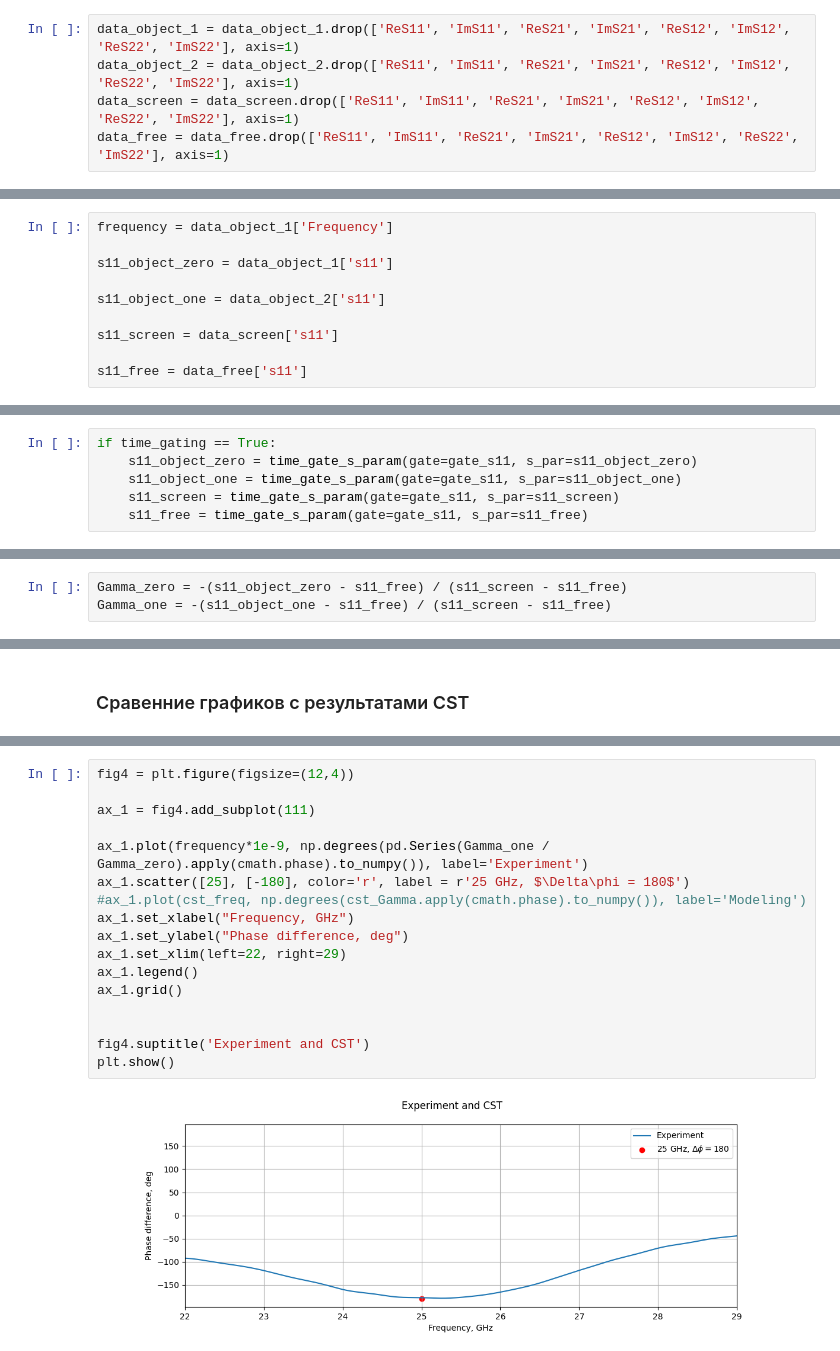
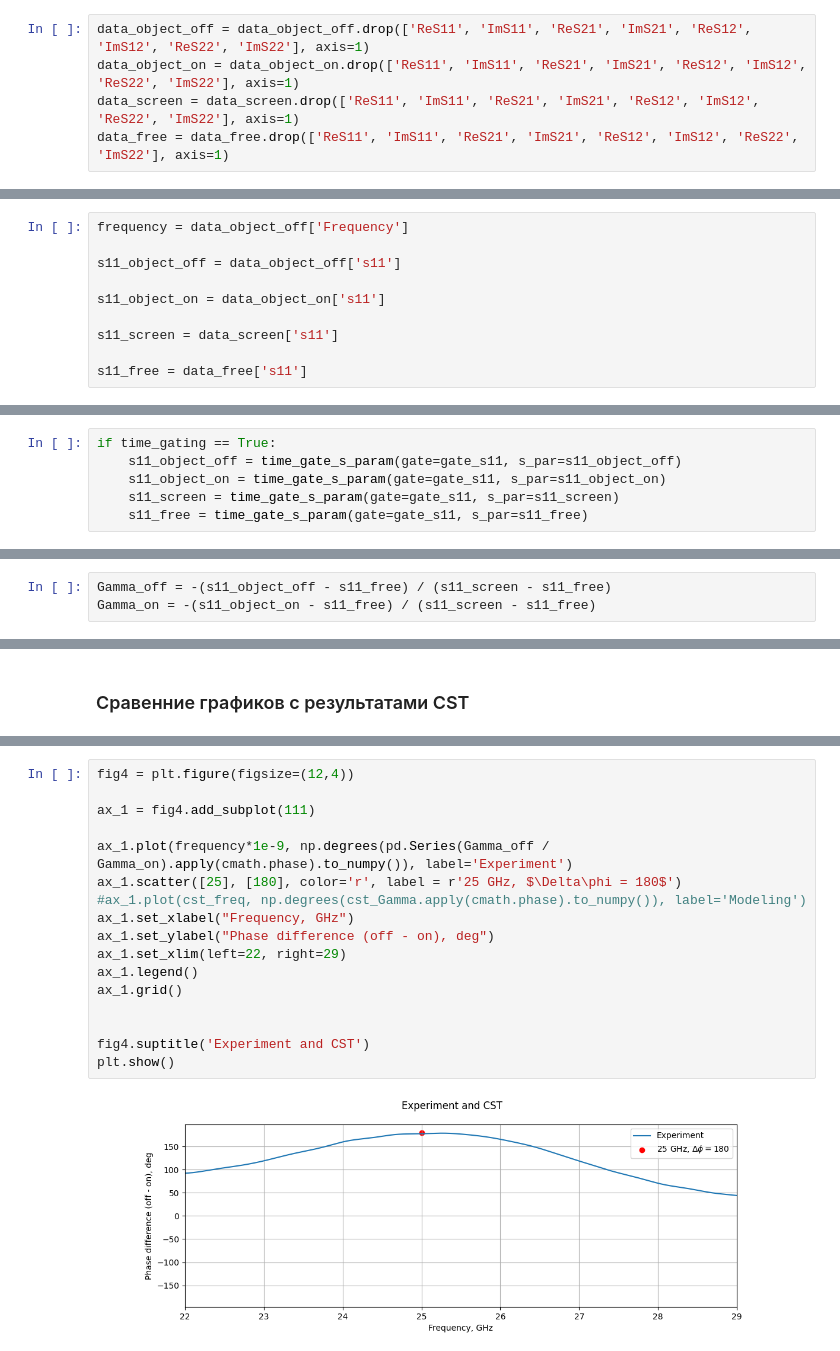
Before and after one commit to isvoropaev02/post_processing_RIS, a Jupyter notebook: 20sept/S11_20sept.ipynb, the cells around one changed output, grey strips where cells are left out. Saved outputs shown, nothing was run; the diff lists cells and outputs as text.

```diff
--- a/20sept/S11_20sept.ipynb
+++ b/20sept/S11_20sept.ipynb
@@ -46,8 +46,8 @@ for dataset in [data_object_1, data_object_2, data_screen, data_free]: # это
 # %% [markdown]
 Удаление исходных колонок
 # %%
-data_object_1 = data_object_1.drop(['ReS11', 'ImS11', 'ReS21', 'ImS21', 'ReS12', 'ImS12', 'ReS22', 'ImS22'], axis=1)
-data_object_2 = data_object_2.drop(['ReS11', 'ImS11', 'ReS21', 'ImS21', 'ReS12', 'ImS12', 'ReS22', 'ImS22'], axis=1)
+data_object_off = data_object_off.drop(['ReS11', 'ImS11', 'ReS21', 'ImS21', 'ReS12', 'ImS12', 'ReS22', 'ImS22'], axis=1)
+data_object_on = data_object_on.drop(['ReS11', 'ImS11', 'ReS21', 'ImS21', 'ReS12', 'ImS12', 'ReS22', 'ImS22'], axis=1)
 data_screen = data_screen.drop(['ReS11', 'ImS11', 'ReS21', 'ImS21', 'ReS12', 'ImS12', 'ReS22', 'ImS22'], axis=1)
 data_free = data_free.drop(['ReS11', 'ImS11', 'ReS21', 'ImS21', 'ReS12', 'ImS12', 'ReS22', 'ImS22'], axis=1)
 # %%
@@ -62,11 +62,11 @@ data_object_2.head() # просмотр нового датасета
 # %% [markdown]
 Создаем переменные, с которыми будем непосредственно работать (массивы формата `pd.Series`)
 # %%
-frequency = data_object_1['Frequency']
+frequency = data_object_off['Frequency']
 
-s11_object_zero = data_object_1['s11']
+s11_object_off = data_object_off['s11']
 
-s11_object_one = data_object_2['s11']
+s11_object_on = data_object_on['s11']
 
 s11_screen = data_screen['s11']
 
@@ -157,8 +157,8 @@ def time_gate_s_param(gate: np.ndarray, s_par: pd.core.series.Series, n=N_fft, t
 Проведение тайм-гейтинга
 # %%
 if time_gating == True:
-    s11_object_zero = time_gate_s_param(gate=gate_s11, s_par=s11_object_zero)
-    s11_object_one = time_gate_s_param(gate=gate_s11, s_par=s11_object_one)
+    s11_object_off = time_gate_s_param(gate=gate_s11, s_par=s11_object_off)
+    s11_object_on = time_gate_s_param(gate=gate_s11, s_par=s11_object_on)
     s11_screen = time_gate_s_param(gate=gate_s11, s_par=s11_screen)
     s11_free = time_gate_s_param(gate=gate_s11, s_par=s11_free)
 # %%
@@ -190,8 +190,8 @@ plt.show()
 # %% [markdown]
 ### Итоговые выражения для коэффициента отражения
 # %%
-Gamma_zero = -(s11_object_zero - s11_free) / (s11_screen - s11_free)
-Gamma_one = -(s11_object_one - s11_free) / (s11_screen - s11_free)
+Gamma_off = -(s11_object_off - s11_free) / (s11_screen - s11_free)
+Gamma_on = -(s11_object_on - s11_free) / (s11_screen - s11_free)
 # %% [markdown]
 ### Импорт графиков из CST
 # %%
@@ -233,19 +231,19 @@ plt.show()
 # %%
 fig4 = plt.figure(figsize=(12,4))
 
 ax_1 = fig4.add_subplot(111)
 
-ax_1.plot(frequency*1e-9, np.degrees(pd.Series(Gamma_one / Gamma_zero).apply(cmath.phase).to_numpy()), label='Experiment')
-ax_1.scatter([25], [-180], color='r', label = r'25 GHz, $\Delta\phi = 180$')
+ax_1.plot(frequency*1e-9, np.degrees(pd.Series(Gamma_off / Gamma_on).apply(cmath.phase).to_numpy()), label='Experiment')
+ax_1.scatter([25], [180], color='r', label = r'25 GHz, $\Delta\phi = 180$')
 #ax_1.plot(cst_freq, np.degrees(cst_Gamma.apply(cmath.phase).to_numpy()), label='Modeling')
 ax_1.set_xlabel("Frequency, GHz")
-ax_1.set_ylabel("Phase difference, deg")
+ax_1.set_ylabel("Phase difference (off - on), deg")
 ax_1.set_xlim(left=22, right=29)
 ax_1.legend()
 ax_1.grid()
 
 
 fig4.suptitle('Experiment and CST')
 plt.show()
 # %% [output]
-[figure, old version]
+[figure, new version]
```
Also changed, not shown: parts of 10 cells of this notebook, 1 other file.
